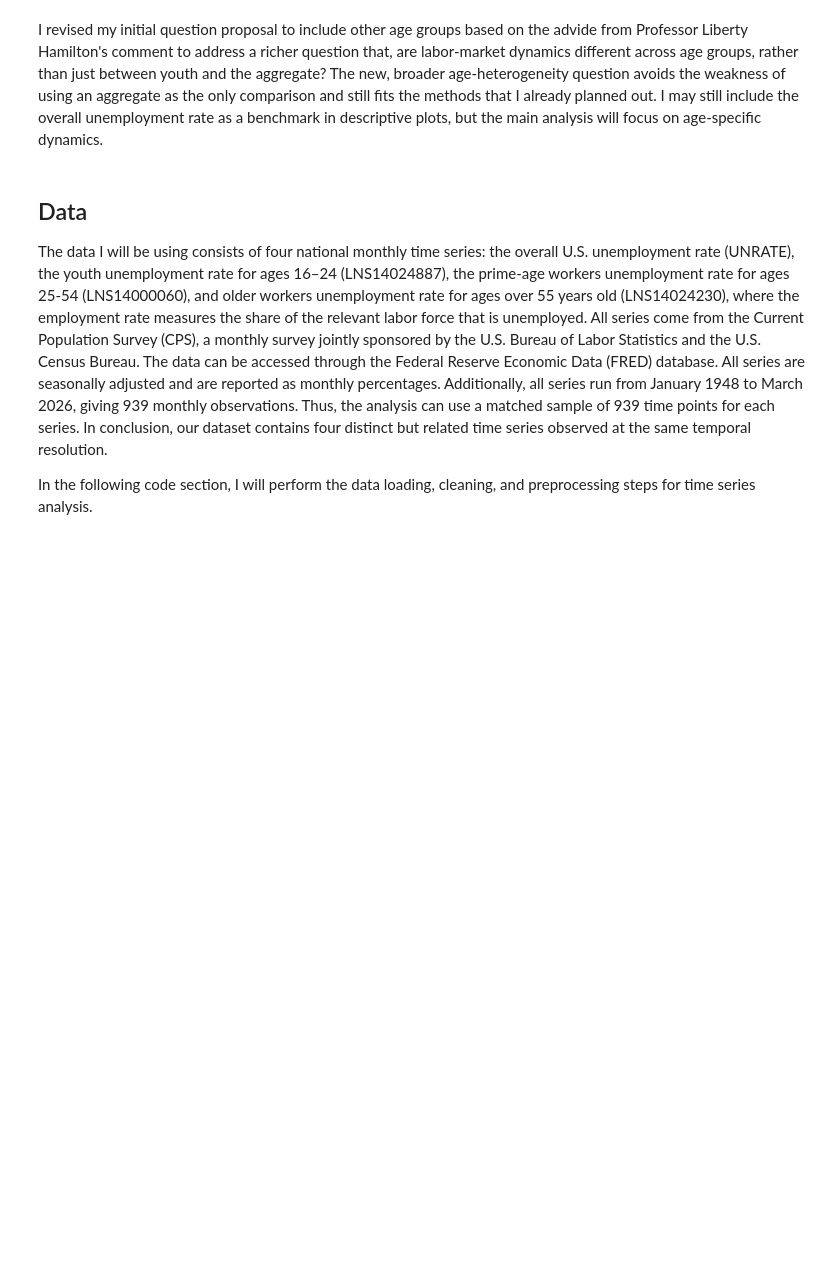
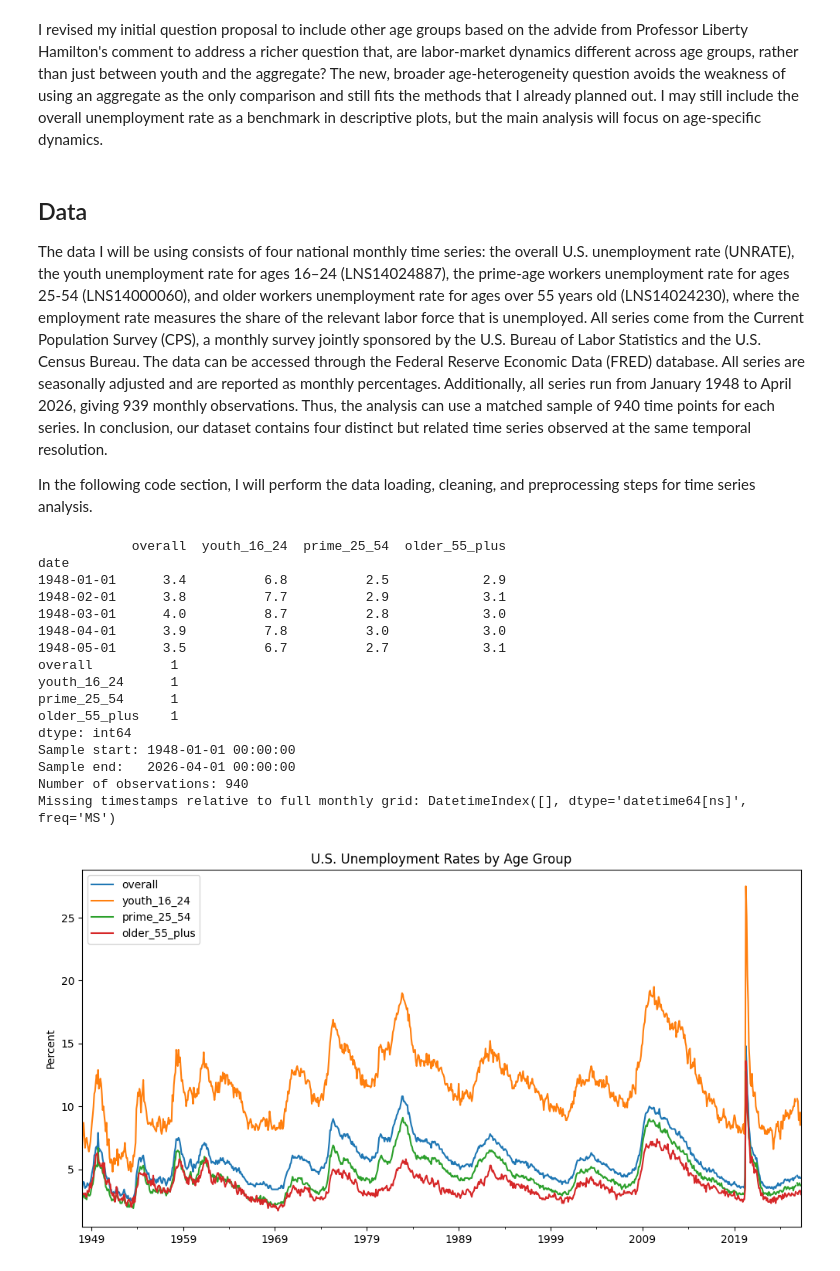
Before and after one commit to grantzhou23/STAT-248-Final-Project, a Jupyter notebook: Code/reproducible analysis.ipynb, the cells around one changed output. Drawn from its saved outputs; the diff is of its cells as text; code cells hidden in the pictures; blank space fills up the shorter version.

Commit message:
update data and code

```diff
--- a/Code/reproducible analysis.ipynb
+++ b/Code/reproducible analysis.ipynb
@@ -30,7 +30,7 @@ I revised my initial question proposal to include other age groups based on the
 # %% [markdown]
 ## Data
 
-The data I will be using consists of four national monthly time series: the overall U.S. unemployment rate (UNRATE), the youth unemployment rate for ages 16–24 (LNS14024887), the prime-age workers unemployment rate for ages 25-54 (LNS14000060), and older workers unemployment rate for ages over 55 years old (LNS14024230), where the employment rate measures the share of the relevant labor force that is unemployed. All series come from the Current Population Survey (CPS), a monthly survey jointly sponsored by the U.S. Bureau of Labor Statistics and the U.S. Census Bureau. The data can be accessed through the Federal Reserve Economic Data (FRED) database. All series are seasonally adjusted and are reported as monthly percentages. Additionally, all series run from January 1948 to March 2026, giving 939 monthly observations. Thus, the analysis can use a matched sample of 939 time points for each series. In conclusion, our dataset contains four distinct but related time series observed at the same temporal resolution.
+The data I will be using consists of four national monthly time series: the overall U.S. unemployment rate (UNRATE), the youth unemployment rate for ages 16–24 (LNS14024887), the prime-age workers unemployment rate for ages 25-54 (LNS14000060), and older workers unemployment rate for ages over 55 years old (LNS14024230), where the employment rate measures the share of the relevant labor force that is unemployed. All series come from the Current Population Survey (CPS), a monthly survey jointly sponsored by the U.S. Bureau of Labor Statistics and the U.S. Census Bureau. The data can be accessed through the Federal Reserve Economic Data (FRED) database. All series are seasonally adjusted and are reported as monthly percentages. Additionally, all series run from January 1948 to April 2026, giving 939 monthly observations. Thus, the analysis can use a matched sample of 940 time points for each series. In conclusion, our dataset contains four distinct but related time series observed at the same temporal resolution.
 
 In the following code section, I will perform the data loading, cleaning, and preprocessing steps for time series analysis.
 # %%
@@ -44,9 +44,8 @@ youth   = pd.read_csv("../data/UNRATE_youth.csv")
 prime   = pd.read_csv("../data/UNRATE_prime.csv")
 older   = pd.read_csv("../data/UNRATE_older.csv")
 
-# ---------------------------
-# 2. Rename columns clearly
-# ---------------------------
+
+# rename columns
 overall = overall.rename(columns={
     "observation_date": "date",
     "UNRATE": "overall"
@@ -64,56 +63,62 @@ prime = prime.rename(columns={
 
 older = older.rename(columns={
     "observation_date": "date",
     "LNS14024230": "older_55_plus"
 })
 
-# ---------------------------
-# 3. Convert dates and sort
-# ---------------------------
 for df in [overall, youth, prime, older]:
     df["date"] = pd.to_datetime(df["date"])
     df.sort_values("date", inplace=True)
 
-# ---------------------------
-# 4. Merge into one dataframe
-#    Use inner join so all series
-#    share the same sample period
-# ---------------------------
+# merge datasets
 df = (
     overall
-    .merge(youth, on="date", how="inner")
-    .merge(prime, on="date", how="inner")
-    .merge(older, on="date", how="inner")
+    .merge(youth, on="date", how="inner", validate="one_to_one")
+    .merge(prime, on="date", how="inner", validate="one_to_one")
+    .merge(older, on="date", how="inner", validate="one_to_one")
+    .sort_values("date")
 )
 
-# ---------------------------
-# 5. Set monthly time index
-# ---------------------------
+# set time index
+df["date"] = pd.to_datetime(df["date"])
 df = df.set_index("date")
-df = df.asfreq("MS")   # monthly start frequency
 
-# ---------------------------
-# 6. Basic data checks
-# ---------------------------
-print(df.info())
-print(df.head())
-print(df.tail())
+# set monthly frequency
+df = df.asfreq("MS")
+
+# basic checks
+print(df.head(5))
 print(df.isna().sum())
-
 print("Sample start:", df.index.min())
 print("Sample end:  ", df.index.max())
 print("Number of observations:", len(df))
 
-# Check whether dates are strictly monthly
 expected_index = pd.date_range(df.index.min(), df.index.max(), freq="MS")
 print("Missing timestamps relative to full monthly grid:",
+
       expected_index.difference(df.index))
 
-# ---------------------------
-# 7. Quick visualization
-# ---------------------------
+# visualization
 df.plot(figsize=(12, 6))
 plt.title("U.S. Unemployment Rates by Age Group")
 plt.ylabel("Percent")
 plt.xlabel("")
 plt.show()
+# %% [output]
+            overall  youth_16_24  prime_25_54  older_55_plus
+date
+1948-01-01      3.4          6.8          2.5            2.9
+1948-02-01      3.8          7.7          2.9            3.1
+1948-03-01      4.0          8.7          2.8            3.0
+1948-04-01      3.9          7.8          3.0            3.0
+1948-05-01      3.5          6.7          2.7            3.1
+overall          1
+youth_16_24      1
+prime_25_54      1
+older_55_plus    1
+dtype: int64
+Sample start: 1948-01-01 00:00:00
+Sample end:   2026-04-01 00:00:00
+Number of observations: 940
+Missing timestamps relative to full monthly grid: DatetimeIndex([], dtype='datetime64[ns]', freq='MS')
+[figure, added]
```
Also changed, not shown: parts of 3 cells of this notebook, 3 other files.
